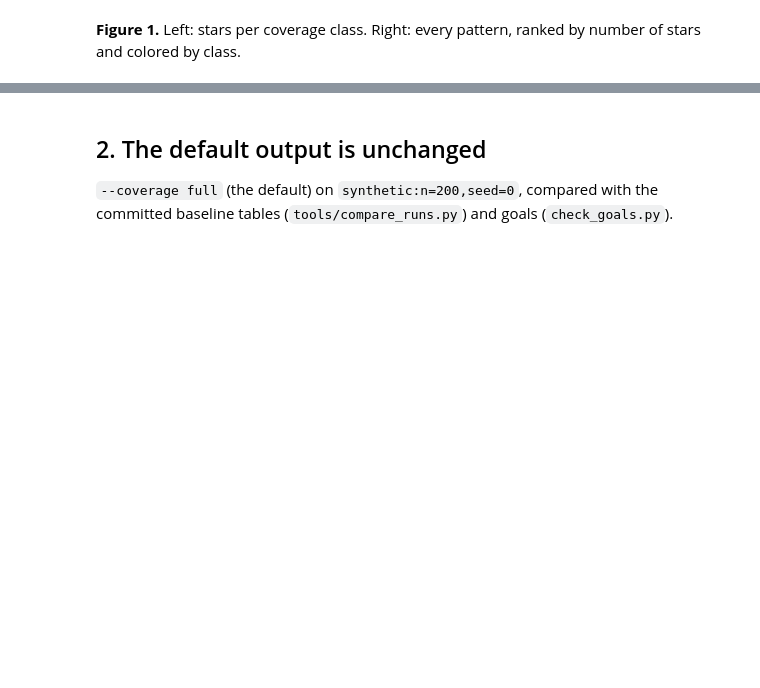
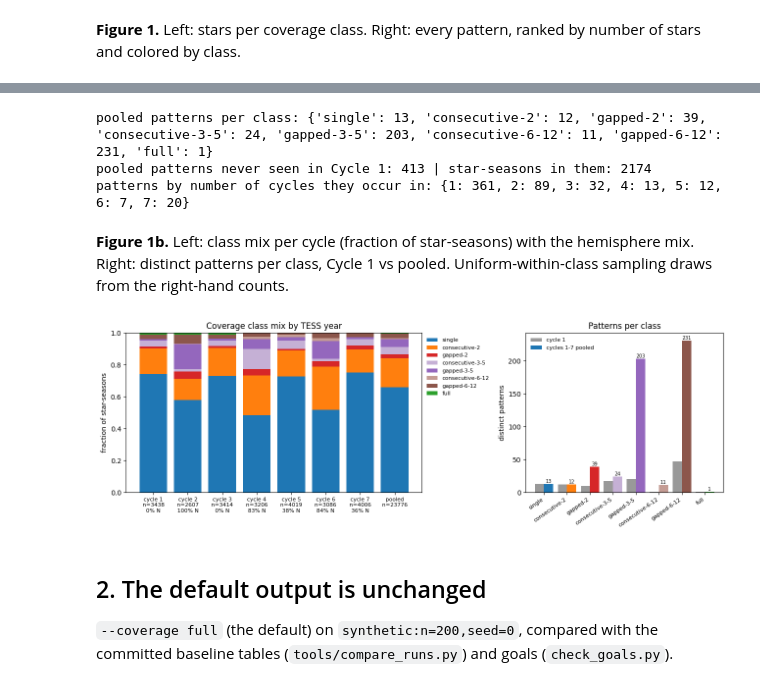
Before and after one commit to rae-holcomb/ss_redevelopment, a Jupyter notebook: reports/2026-10-14_t16a-coverage-infrastructure/notebook.ipynb, the cells around one changed output, grey strips where cells are left out. Drawn from its saved outputs; the diff is of its cells as text; code cells hidden in the pictures; blank space fills up the shorter version.

```diff
--- a/reports/2026-10-14_t16a-coverage-infrastructure/notebook.ipynb
+++ b/reports/2026-10-14_t16a-coverage-infrastructure/notebook.ipynb
@@ -86,3 +121,40 @@ fig.tight_layout(); fig.savefig(FIG / "fig1_coverage_library.png", dpi=130)
+# %%
+print("pooled patterns per class:", pooled.groupby("class").size().reindex(cov.COVERAGE_CLASSES).to_dict())
+c1 = set(per[1].pattern)
+print("pooled patterns never seen in Cycle 1:", int((~pooled.pattern.isin(c1)).sum()),
+      "| star-seasons in them:", int(pooled.loc[~pooled.pattern.isin(c1), "n_stars"].sum()))
+print("patterns by number of cycles they occur in:", pooled.n_cycles.value_counts().sort_index().to_dict())
+# %% [output]
+pooled patterns per class: {'single': 13, 'consecutive-2': 12, 'gapped-2': 39, 'consecutive-3-5': 24, 'gapped-3-5': 203, 'consecutive-6-12': 11, 'gapped-6-12': 231, 'full': 1}
+pooled patterns never seen in Cycle 1: 413 | star-seasons in them: 2174
+patterns by number of cycles they occur in: {1: 361, 2: 89, 3: 32, 4: 13, 5: 12, 6: 7, 7: 20}
+# %% [markdown]
+**Figure 1b.** Left: class mix per cycle (fraction of star-seasons) with the hemisphere mix. Right: distinct patterns per class, Cycle 1 vs pooled. Uniform-within-class sampling draws from the right-hand counts.
+# %%
+from matplotlib.patches import Patch
+fig, (a1, a2) = plt.subplots(1, 2, figsize=(13, 4.5), gridspec_kw=dict(width_ratios=[1.5, 1]))
+names = list(cyc_tab.index)
+bottom = np.zeros(len(names))
+for c in cov.COVERAGE_CLASSES:
+    a1.bar(range(len(names)), cyc_tab[c].astype(float), bottom=bottom, color=CLASS_COLORS[c], label=c)
+    bottom += cyc_tab[c].to_numpy(float)
+lbl = [f"{n.split(' (')[0]}\nn={int(r.star_seasons)}" + (f"\n{r.frac_north:.0%} N" if np.isfinite(r.frac_north) else "")
+       for n, r in cyc_tab.iterrows()]
+a1.set_xticks(range(len(names)), lbl, fontsize=8)
+a1.set_ylabel("fraction of star-seasons"); a1.set_title("Coverage class mix by TESS year")
+a1.legend(bbox_to_anchor=(1.0, 1), loc="upper left", frameon=False, fontsize=8)
+x = np.arange(len(cov.COVERAGE_CLASSES))
+n1 = per[1].groupby("class").size().reindex(cov.COVERAGE_CLASSES).fillna(0)
+na = pooled.groupby("class").size().reindex(cov.COVERAGE_CLASSES).fillna(0)
+a2.bar(x - 0.2, n1, 0.4, color="0.6", label="cycle 1")
+a2.bar(x + 0.2, na, 0.4, color=[CLASS_COLORS[c] for c in cov.COVERAGE_CLASSES], label="cycles 1-7 pooled")
+for i, v in enumerate(na):
+    a2.text(i + 0.2, v, int(v), ha="center", va="bottom", fontsize=7)
+a2.set_xticks(x, cov.COVERAGE_CLASSES, rotation=35, ha="right", fontsize=8)
+a2.set_ylabel("distinct patterns"); a2.set_title("Patterns per class"); a2.legend(frameon=False, fontsize=8)
+fig.tight_layout(); fig.savefig(FIG / "fig1b_coverage_by_cycle.png", dpi=130)
+# %% [output]
+[figure, added]
 # %% [markdown]
 ## 2. The default output is unchanged
 
```
Also changed, not shown: parts of 10 cells of this notebook, 12 other files.
